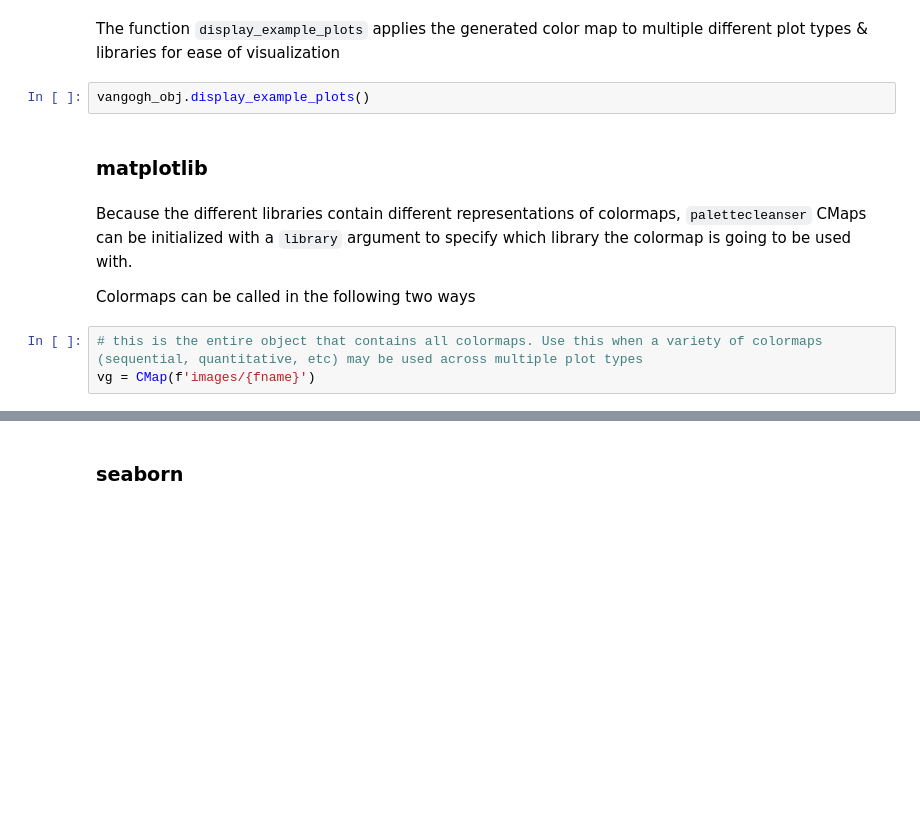
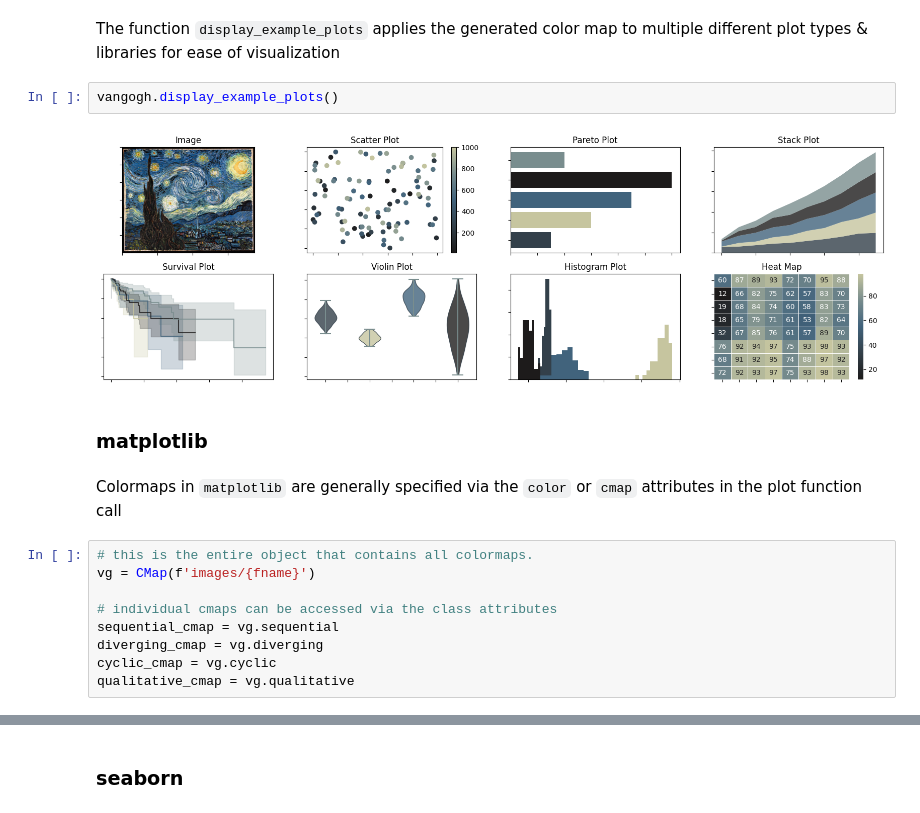
Before and after one commit to sansona/palettecleanse, a Jupyter notebook: usage.ipynb, the cells around one changed output, grey strips where cells are left out. Cells and saved outputs as stored; diff of their text form; blank space fills up the shorter version.

```diff
--- a/usage.ipynb
+++ b/usage.ipynb
@@ -39,16 +37,22 @@ vangogh = convert_to_cmap(f'images/{fname}')
 # %% [markdown]
 The function `display_example_plots` applies the generated color map to multiple different plot types & libraries for ease of visualization
 # %%
-vangogh_obj.display_example_plots()
+vangogh.display_example_plots()
+# %% [output]
+[figure, added]
 # %% [markdown]
 ### matplotlib
-# %% [markdown]
-Because the different libraries contain different representations of colormaps, `palettecleanser` CMaps can be initialized with a `library` argument to specify which library the colormap is going to be used with.
-
-Colormaps can be called in the following two ways
+# %% [markdown]
+Colormaps in `matplotlib` are generally specified via the `color` or `cmap` attributes in the plot function call
 # %%
-# this is the entire object that contains all colormaps. Use this when a variety of colormaps (sequential, quantitative, etc) may be used across multiple plot types
+# this is the entire object that contains all colormaps.
 vg = CMap(f'images/{fname}')
+
+# individual cmaps can be accessed via the class attributes
+sequential_cmap = vg.sequential
+diverging_cmap = vg.diverging
+cyclic_cmap = vg.cyclic
+qualitative_cmap = vg.qualitative
 # %%
 # example bar plot
 categories = ['Category 1', 'Category 2', 'Category 3', 'Category 4', 'Category 5']
```
Also changed, not shown: parts of 20 cells of this notebook, 9 other files.
